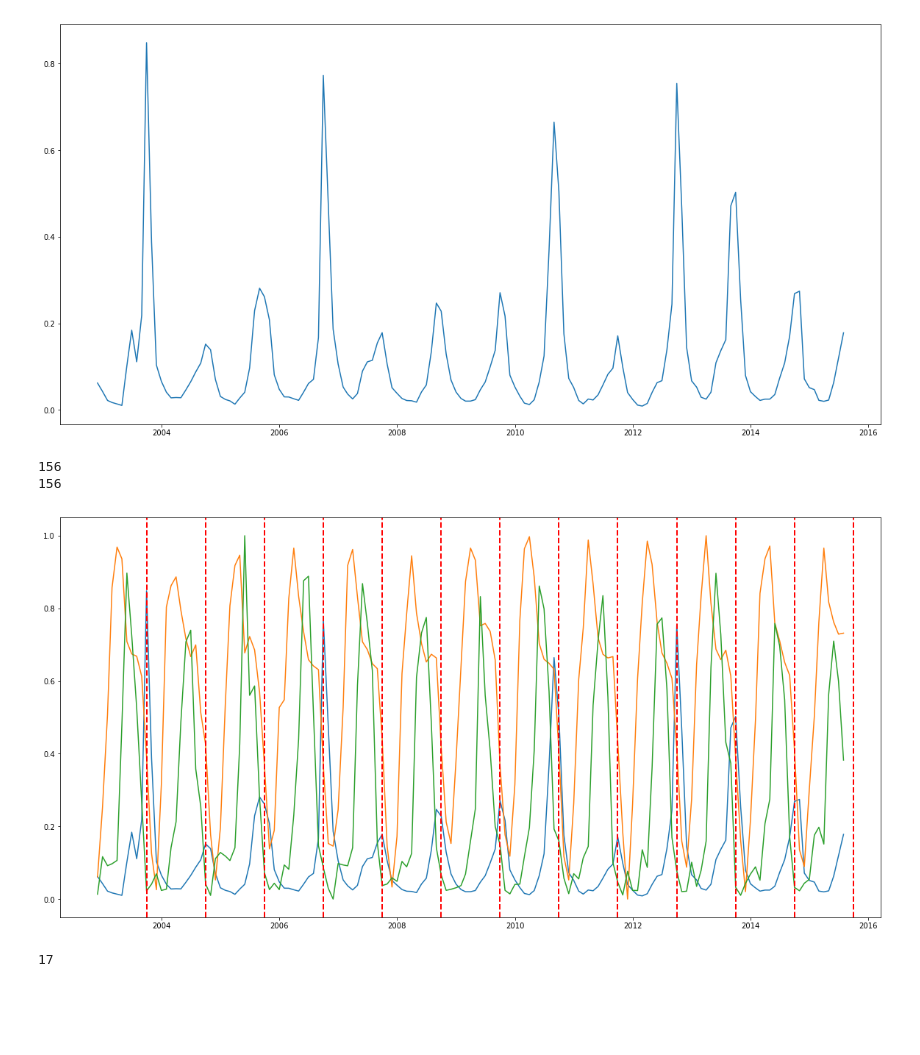
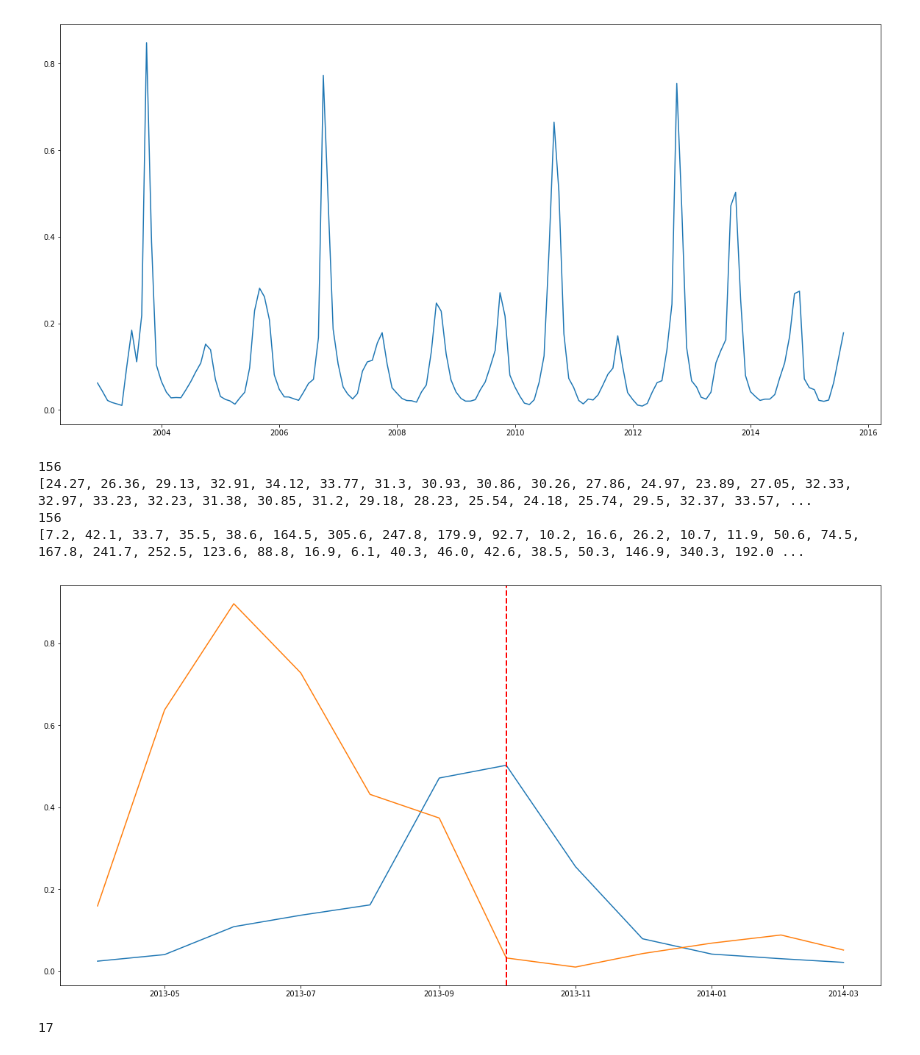
Before and after one commit to ICMR-NITM/dengue, a Jupyter notebook: Untitled0.ipynb, the cells around one changed output. Drawn from its saved outputs; the diff is of its cells as text; code cells hidden in the pictures; blank space fills up the shorter version.

```diff
--- a/Untitled0.ipynb
+++ b/Untitled0.ipynb
@@ -18,11 +18,11 @@ dx = []
 for i in range(len(timeseries)):
     time  = timeseries[i]
     k = time.split('-')
-    s = k[0]+"-"+k[1]+'-01'
+    s = k[0]+"-"+k[1]
     t.append(s)
     if s not in nt:
         nt.append(s)
         dx.append(k[0]+'-'+k[1])
 df['Date'] = t
 k = df.groupby(['Date']).mean()
-print k
+k.to_csv('final_pro.csv')
@@ -64,6 +46,8 @@ xs = x[:]
 ys = y[:]
 
 df_temp = read_csv('temperature1.csv', engine = 'python')
+
+# print df_temp
 np_df = df_temp.as_matrix()
 
 temp_df =[]
@@ -73,6 +57,8 @@ for i in np_df:
         for j in k:
             temp_df.append(j)
 print len(temp_df)
+
+print temp_df
 
 max_temp = max(temp_df)
 min_temp = min(temp_df)
@@ -84,49 +70,57 @@ df_rain = read_csv('rainfall.csv', engine = 'python')
 
 rain_temp_df = df_rain.as_matrix()
 
 rain_df =[]
 for i in rain_temp_df:
     if int(i[0])>=(2003):
         k= i[1:]
         for j in k:
             rain_df.append(j)
 print len(rain_df)
 
+print rain_df
+
 max_rain = max(rain_df)
 min_rain = min(rain_df)
 
 rain_df = [(i-min_rain)/(max_rain-min_rain) for i in rain_df]
 
 
 
 
 
 plt.subplots(figsize=(20,10))
 
-plt.plot(xs,ys)
-plt.plot(xs,norm_df[:-3])
-plt.plot(xs,rain_df[:-3])
-plt.axvline(pd.to_datetime('2003-10-01'), color='r', linestyle='--', lw=2)
-plt.axvline(pd.to_datetime('2004-10-01'), color='r', linestyle='--', lw=2)
-plt.axvline(pd.to_datetime('2005-10-01'), color='r', linestyle='--', lw=2)
-plt.axvline(pd.to_datetime('2006-10-01'), color='r', linestyle='--', lw=2)
-plt.axvline(pd.to_datetime('2007-10-01'), color='r', linestyle='--', lw=2)
-plt.axvline(pd.to_datetime('2008-10-01'), color='r', linestyle='--', lw=2)
-plt.axvline(pd.to_datetime('2009-10-01'), color='r', linestyle='--', lw=2)
-plt.axvline(pd.to_datetime('2010-10-01'), color='r', linestyle='--', lw=2)
-plt.axvline(pd.to_datetime('2011-10-01'), color='r', linestyle='--', lw=2)
-plt.axvline(pd.to_datetime('2012-10-01'), color='r', linestyle='--', lw=2)
+
+
+
+plt.plot(xs[124:136],ys[124:136])
+# plt.plot(xs,norm_df[:-3])
+rain_df = rain_df[:-3]
+plt.plot(xs[124:136],rain_df[124:136])
+# plt.axvline(pd.to_datetime('2003-10-01'), color='r', linestyle='--', lw=2)
+# plt.axvline(pd.to_datetime('2004-10-01'), color='r', linestyle='--', lw=2)
+# plt.axvline(pd.to_datetime('2005-10-01'), color='r', linestyle='--', lw=2)
+# plt.axvline(pd.to_datetime('2006-10-01'), color='r', linestyle='--', lw=2)
+# plt.axvline(pd.to_datetime('2007-10-01'), color='r', linestyle='--', lw=2)
+# plt.axvline(pd.to_datetime('2008-10-01'), color='r', linestyle='--', lw=2)
+# plt.axvline(pd.to_datetime('2009-10-01'), color='r', linestyle='--', lw=2)
+# plt.axvline(pd.to_datetime('2010-10-01'), color='r', linestyle='--', lw=2)
+# plt.axvline(pd.to_datetime('2011-10-01'), color='r', linestyle='--', lw=2)
+# plt.axvline(pd.to_datetime('2012-10-01'), color='r', linestyle='--', lw=2)
 plt.axvline(pd.to_datetime('2013-10-01'), color='r', linestyle='--', lw=2)
-plt.axvline(pd.to_datetime('2014-10-01'), color='r', linestyle='--', lw=2)
-plt.axvline(pd.to_datetime('2015-10-01'), color='r', linestyle='--', lw=2)
+# plt.axvline(pd.to_datetime('2014-10-01'), color='r', linestyle='--', lw=2)
+# plt.axvline(pd.to_datetime('2015-10-01'), color='r', linestyle='--', lw=2)
 
 
 
 plt.show()
 # %% [output]
 156
+[24.27, 26.36, 29.13, 32.91, 34.12, 33.77, 31.3, 30.93, 30.86, 30.26, 27.86, 24.97, 23.89, 27.05, 32.33, 32.97, 33.23, 32.23, 31.38, 30.85, 31.2, 29.18, 28.23, 25.54, 24.18, 25.74, 29.5, 32.37, 33.57, ...
 156
+[7.2, 42.1, 33.7, 35.5, 38.6, 164.5, 305.6, 247.8, 179.9, 92.7, 10.2, 16.6, 26.2, 10.7, 11.9, 50.6, 74.5, 167.8, 241.7, 252.5, 123.6, 88.8, 16.9, 6.1, 40.3, 46.0, 42.6, 38.5, 50.3, 146.9, 340.3, 192.0 ...
-[figure, old version]
+[figure, new version]
 # %%
 len(norm_df)
 # %% [output]
```
Also changed, not shown: parts of 1 cell of this notebook, 18 other files.
